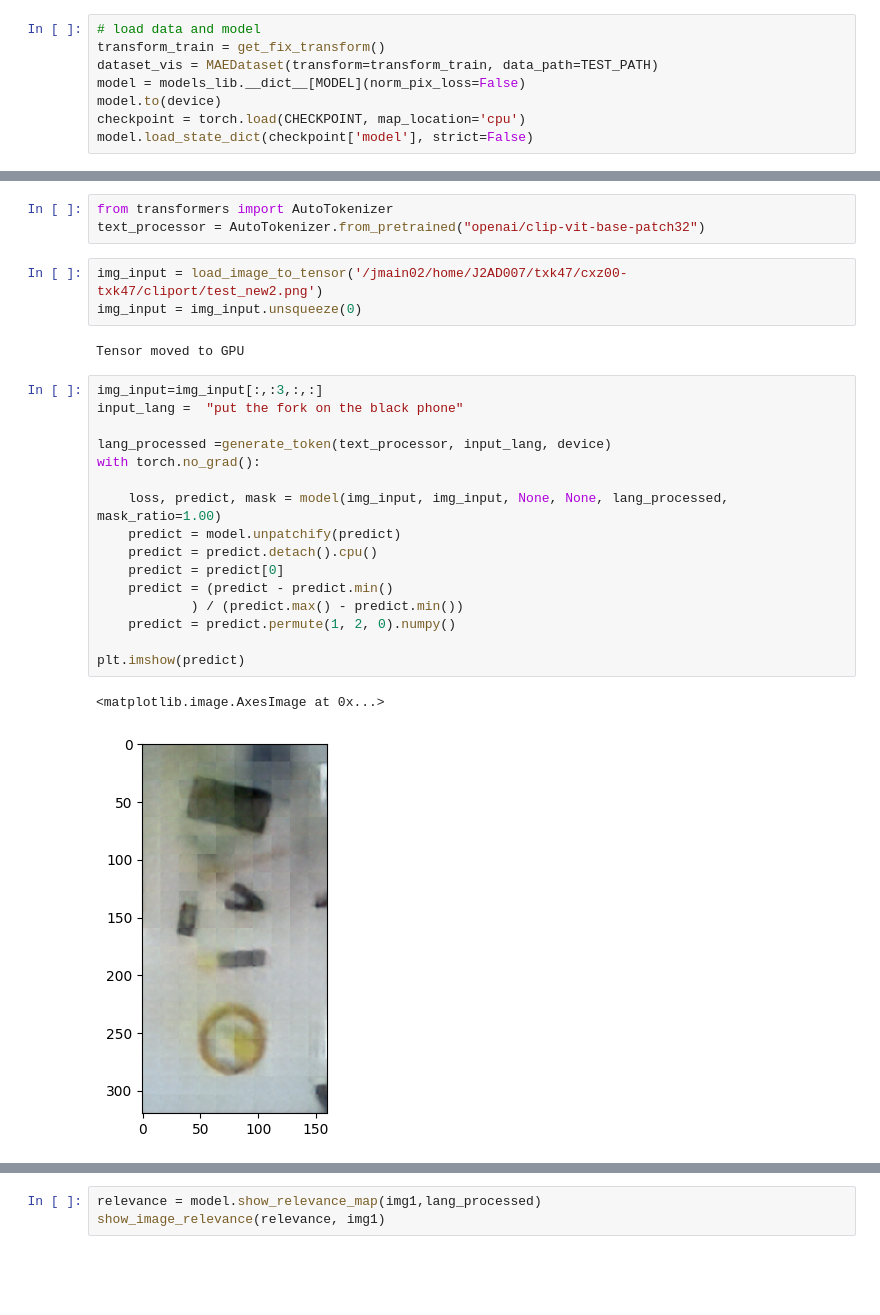
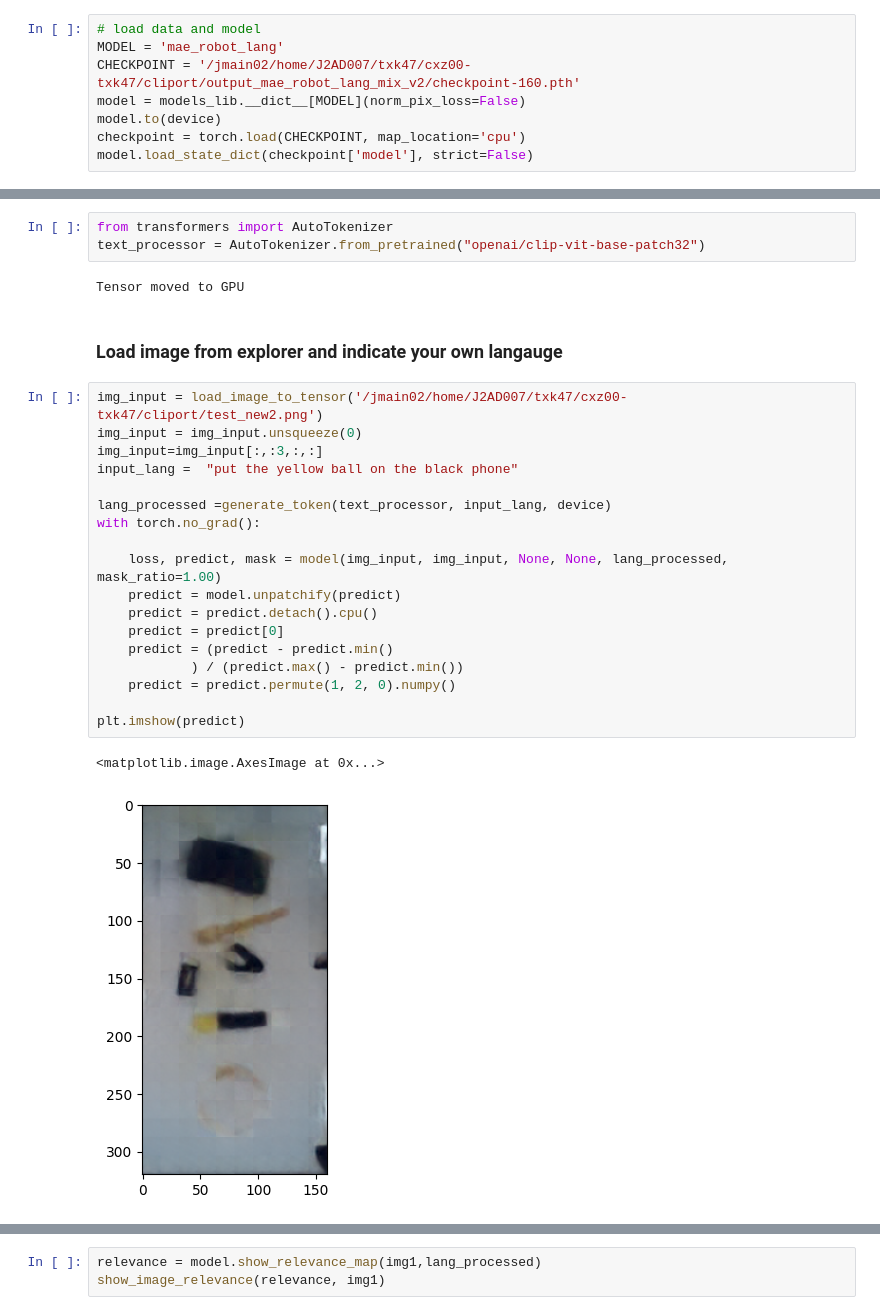
Before and after one commit to QM-IPAlab/LaVA-Man, a Jupyter notebook: vis.ipynb, the cells around one changed output, grey strips where cells are left out. Cells and saved outputs as stored; diff of their text form; blank space fills up the shorter version.

```diff
--- a/vis.ipynb
+++ b/vis.ipynb
@@ -34,7 +93,7 @@ def generate_token(text_processor, lang, device):
 # %%
 # load data and model
-transform_train = get_fix_transform()
-dataset_vis = MAEDataset(transform=transform_train, data_path=TEST_PATH)
+MODEL = 'mae_robot_lang'
+CHECKPOINT = '/jmain02/home/J2AD007/txk47/cxz00-txk47/cliport/output_mae_robot_lang_mix_v2/checkpoint-160.pth'
 model = models_lib.__dict__[MODEL](norm_pix_loss=False)
 model.to(device)
 checkpoint = torch.load(CHECKPOINT, map_location='cpu')
@@ -47,26 +105,28 @@ _IncompatibleKeys(missing_keys=[], unexpected_keys=['clip_text.text_model.embedd
 from transformers import AutoTokenizer
 text_processor = AutoTokenizer.from_pretrained("openai/clip-vit-base-patch32")
 # %%
-img_input = load_image_to_tensor('/jmain02/home/J2AD007/txk47/cxz00-txk47/cliport/test_new2.png')
-img_input = img_input.unsqueeze(0)
 # %% [output]
 Tensor moved to GPU
+# %% [markdown]
+### Load image from explorer and indicate your own langauge
 # %%
+img_input = load_image_to_tensor('/jmain02/home/J2AD007/txk47/cxz00-txk47/cliport/test_new2.png')
+img_input = img_input.unsqueeze(0)
 img_input=img_input[:,:3,:,:]
-input_lang =  "put the fork on the black phone"
+input_lang =  "put the yellow ball on the black phone"
 
 lang_processed =generate_token(text_processor, input_lang, device)
 with torch.no_grad():
 
     loss, predict, mask = model(img_input, img_input, None, None, lang_processed, mask_ratio=1.00)
     predict = model.unpatchify(predict)
     predict = predict.detach().cpu()
     predict = predict[0]
     predict = (predict - predict.min()
             ) / (predict.max() - predict.min())
     predict = predict.permute(1, 2, 0).numpy()
 
 plt.imshow(predict)
 # %% [output]
 <matplotlib.image.AxesImage at 0x...>
-[figure, old version]
+[figure, new version]
```
Also changed, not shown: parts of 12 cells of this notebook, 27 other files.
